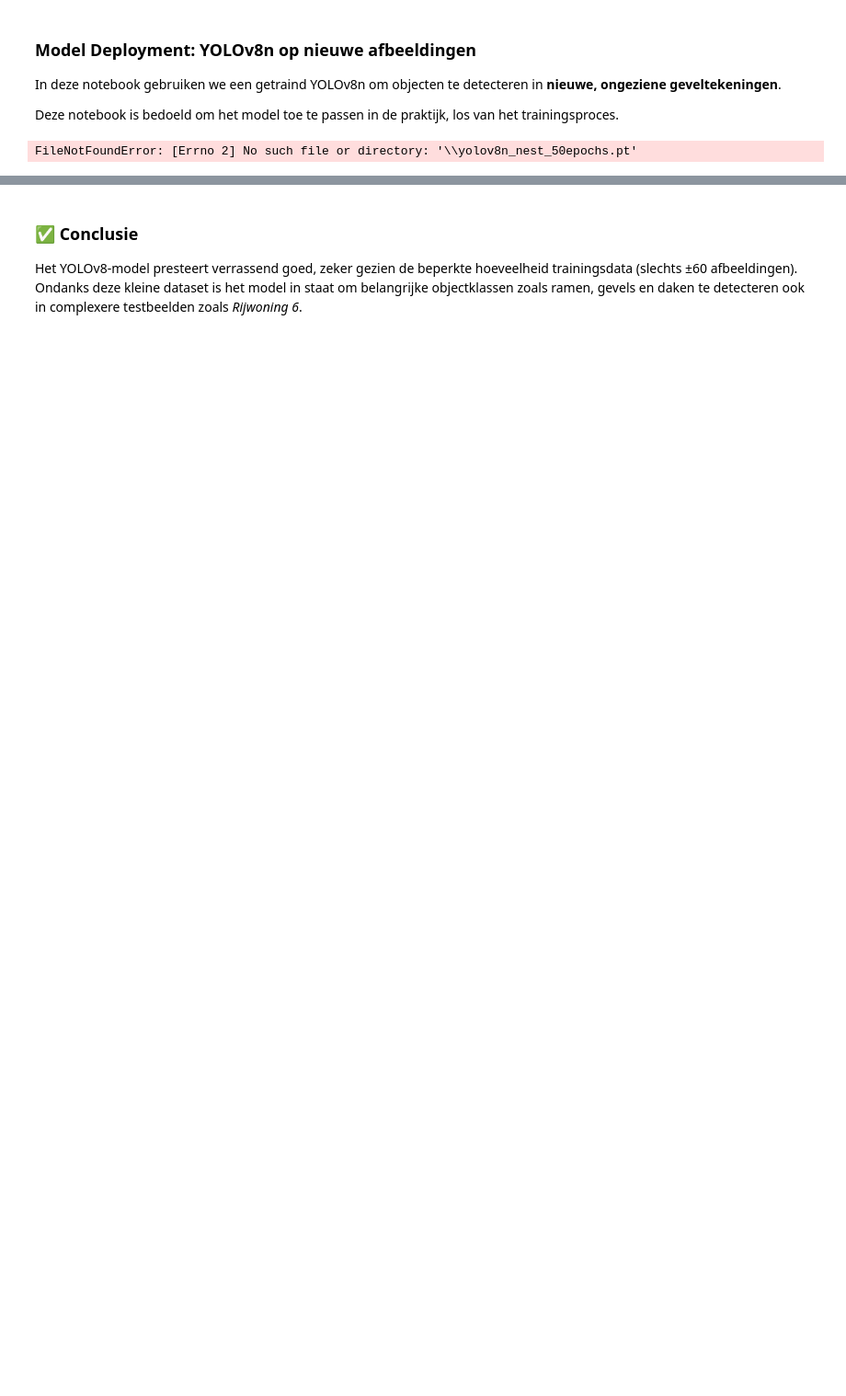
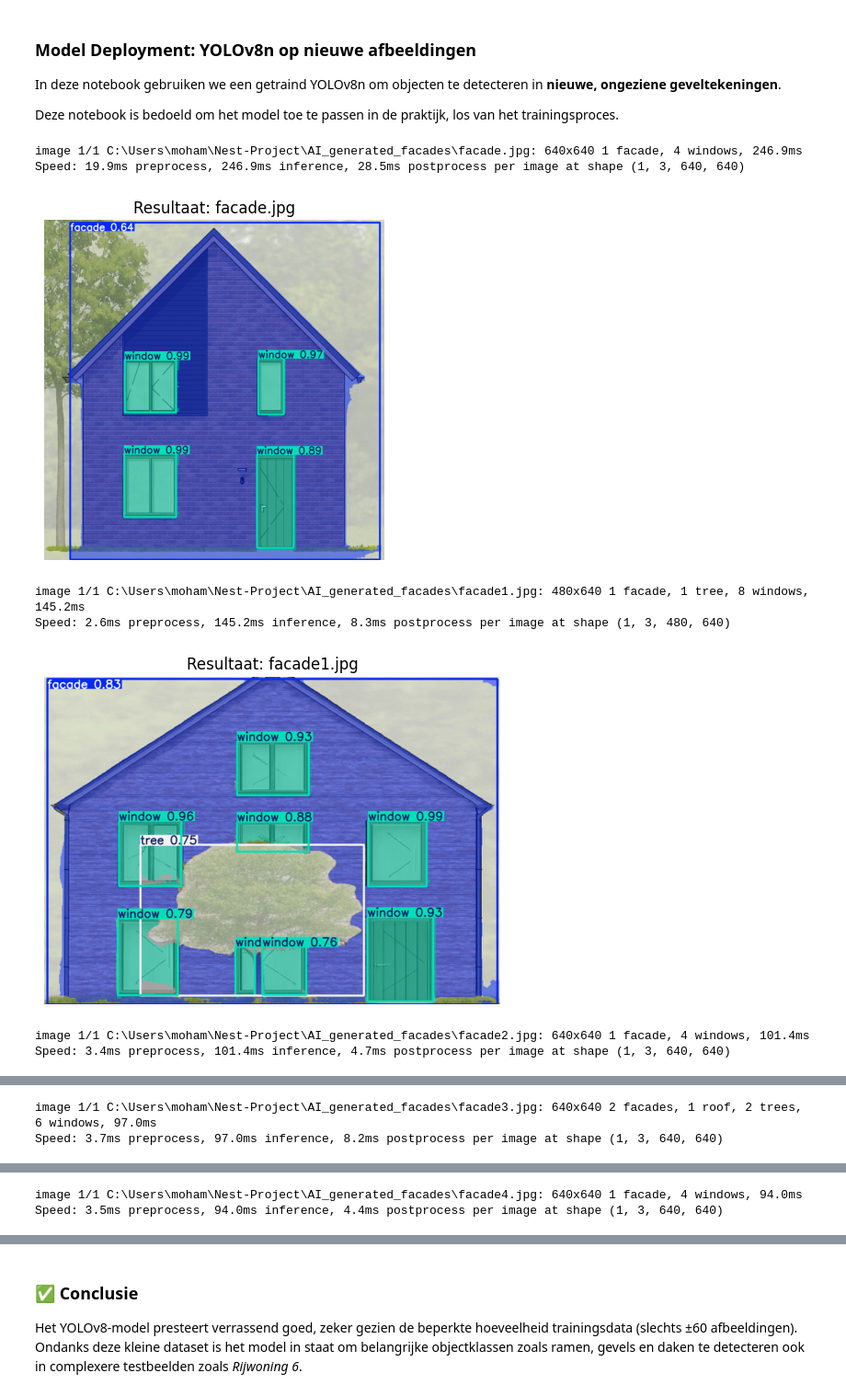
Before and after one commit to Johandada/Nest-Project, a Jupyter notebook: ai_geveltest.ipynb, the cells around one changed output, grey strips where cells are left out. Shown at 92% size. Saved outputs shown, nothing was run; the diff lists cells and outputs as text; code cells hidden in the pictures; blank space fills up the shorter version.

```diff
--- a/ai_geveltest.ipynb
+++ b/ai_geveltest.ipynb
@@ -14,33 +14,40 @@ import matplotlib.pyplot as plt
 from PIL import Image
 # %%
 # 🔧 Pad naar jouw getrainde model (.pt-bestand)
-model_path = r"/yolov8n_nest_50epochs.pt"
+model_path = r"C:\Users\moham\Nest-Project\yolovn50ep.pt"
 model = YOLO(model_path)
 
 # 📂 Map met nieuwe afbeeldingen om op te testen
-input_folder = r"C:\Users\karoo\CLONED\Nest-Project\Nest-Project\AI_generated_gevels"
+input_folder = r"C:\Users\moham\Nest-Project\AI_generated_facades"
 
 # 📁 Map om resultaten op te slaan
-output_folder = r"C:\Users\karoo\CLONED\Nest-Project\Nest-Project\output_resultaten"
+output_folder = r"C:\Users\moham\CLONED\Nest-Project\Nest-Project\output_resultaten"
 os.makedirs(output_folder, exist_ok=True)
 
 # 🔄 Verwerk elke afbeelding in de inputmap
 for filename in os.listdir(input_folder):
     if filename.lower().endswith(('.jpg', '.jpeg', '.png')):
         image_path = os.path.join(input_folder, filename)
 
         # 🔍 Voorspelling uitvoeren
         results = model.predict(source=image_path, save=False)
 
         # 💾 Resultaat opslaan
         save_path = os.path.join(output_folder, f"result_{filename}")
         results[0].save(filename=save_path)
 
         # 📸 Resultaat weergeven in notebook
         img = Image.open(save_path)
         plt.imshow(img)
         plt.axis('off')
         plt.title(f"Resultaat: {filename}")
         plt.show()
 # %% [output]
-FileNotFoundError: [Errno 2] No such file or directory: '\\yolov8n_nest_50epochs.pt'
+image 1/1 C:\Users\moham\Nest-Project\AI_generated_facades\facade.jpg: 640x640 1 facade, 4 windows, 246.9ms
+Speed: 19.9ms preprocess, 246.9ms inference, 28.5ms postprocess per image at shape (1, 3, 640, 640)
+[figure, added]
+image 1/1 C:\Users\moham\Nest-Project\AI_generated_facades\facade1.jpg: 480x640 1 facade, 1 tree, 8 windows, 145.2ms
+Speed: 2.6ms preprocess, 145.2ms inference, 8.3ms postprocess per image at shape (1, 3, 480, 640)
+[figure, added]
+image 1/1 C:\Users\moham\Nest-Project\AI_generated_facades\facade2.jpg: 640x640 1 facade, 4 windows, 101.4ms
+Speed: 3.4ms preprocess, 101.4ms inference, 4.7ms postprocess per image at shape (1, 3, 640, 640)
@@ -46,0 +55,2 @@ FileNotFoundError: [Errno 2] No such file or directory: '\\yolov8n_nest_50epochs
+image 1/1 C:\Users\moham\Nest-Project\AI_generated_facades\facade3.jpg: 640x640 2 facades, 1 roof, 2 trees, 6 windows, 97.0ms
+Speed: 3.7ms preprocess, 97.0ms inference, 8.2ms postprocess per image at shape (1, 3, 640, 640)
@@ -46,0 +58,2 @@ FileNotFoundError: [Errno 2] No such file or directory: '\\yolov8n_nest_50epochs
+image 1/1 C:\Users\moham\Nest-Project\AI_generated_facades\facade4.jpg: 640x640 1 facade, 4 windows, 94.0ms
+Speed: 3.5ms preprocess, 94.0ms inference, 4.4ms postprocess per image at shape (1, 3, 640, 640)
```
Also changed, not shown: parts of 1 cell of this notebook.
